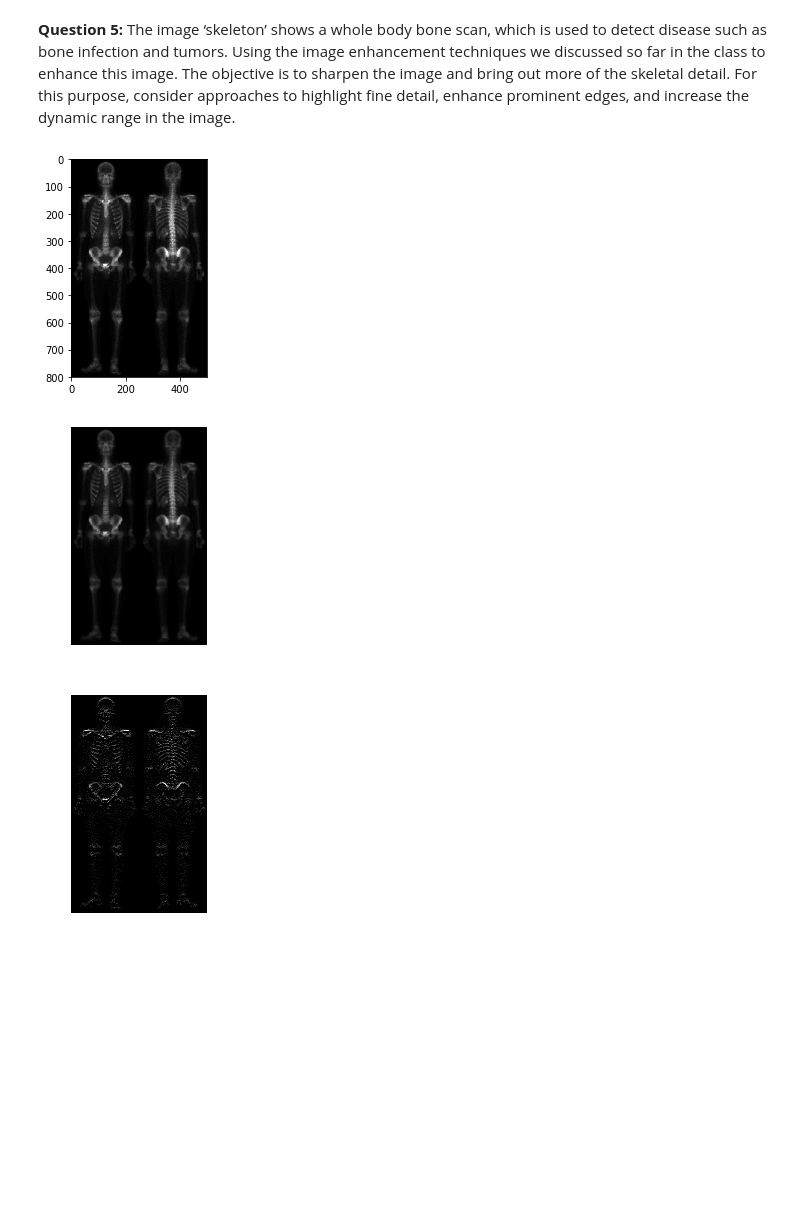
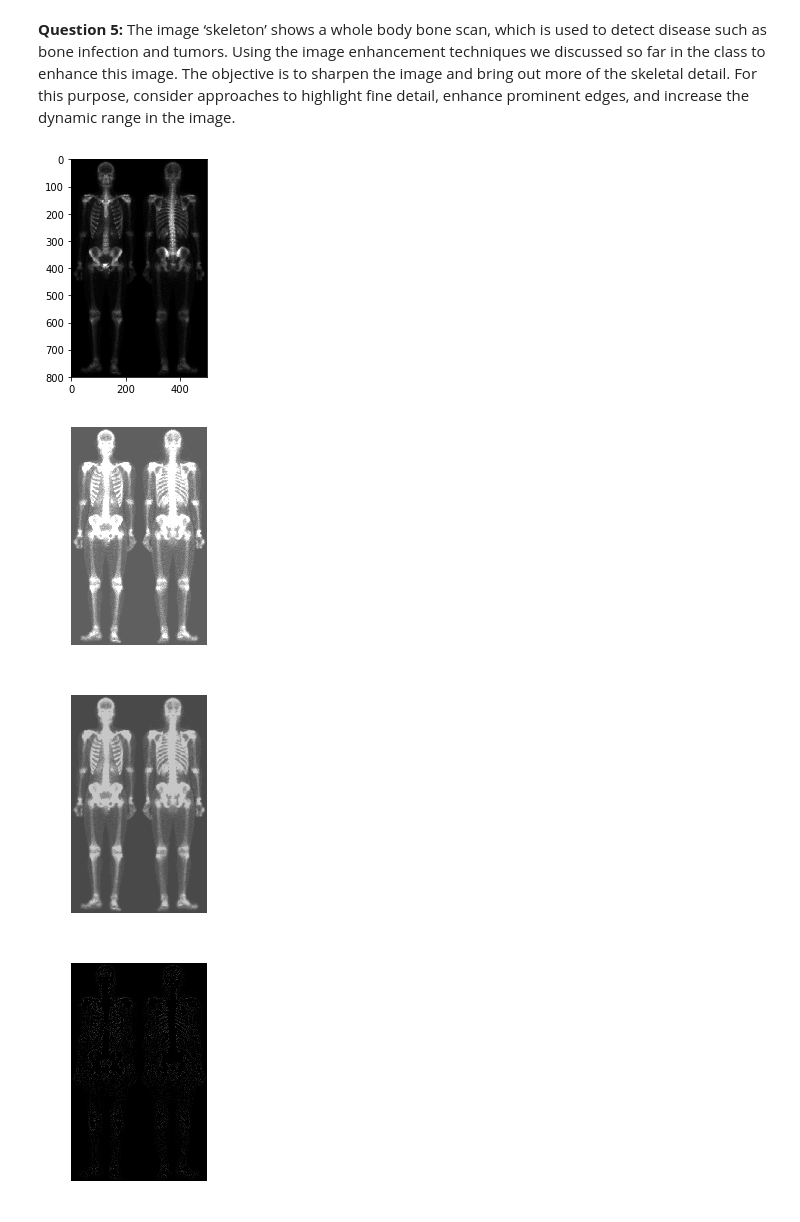
Before and after one commit to arcticNeemie/schoolwork, a Jupyter notebook: COMS/Honours/Digital Image Processing/Lab 3/Lab 3.ipynb, the cells around one changed output. Cells and saved outputs as stored; diff of their text form; code cells hidden in the pictures.

```diff
--- a/COMS/Honours/Digital Image Processing/Lab 3/Lab 3.ipynb
+++ b/COMS/Honours/Digital Image Processing/Lab 3/Lab 3.ipynb
@@ -226,18 +226,56 @@ Applied 3x3 Median Filter with 0-Padding
 tumors. Using the image enhancement techniques we discussed so far in the class to enhance this image. The
 objective is to sharpen the image and bring out more of the skeletal detail. For this purpose, consider approaches
 to highlight fine detail, enhance prominent edges, and increase the dynamic range in the image.
-# %%
-#In progress
-Sobel = np.array([[-1,-2,-1],[0,0,0],[1,2,1]])
-
-skeleton = plt.imread("skeleton.tif")
-displayImage(skeleton,255)
-skeletonGauss = spatialFilterPaddingZeros(skeleton,gaussFilter(3,1))
-displayImage(skeletonGauss,255)
-skeleton2 = spatialFilterPaddingZeros(skeleton,Sobel)
-displayImage(skeleton2,255)
-# %% [output]
-[figure, removed]
-[figure, removed]
-[figure, removed]
-[figure, removed]
+# %%
+#Finds outliers in an image
+def findOutliers(image):
+    q1 = np.percentile(image,25)
+    q3 = np.percentile(image,75)
+    iqr = q3-q1
+
+    for (x,y),value in np.ndenumerate(image):
+        if value<q1-1.5*iqr:
+            print("Pixel ",x,",",y," is a low outlier")
+        elif value>q3+1.5*iqr:
+            print("Pixel ",x,",",y," is a high outlier")
+
+#The piecewise function used to perform the contrast stretch (float32 format)
+def contrastStretchFunction(x,pl,ph):
+    if x<pl:
+        return 0
+    elif x>ph:
+        return 1
+    else:
+        return (x-pl)/(ph-pl)
+
+#Performs a contrast stretch on a float32 image, taking into account the outliers
+def contrastStretch(image):
+    image = image.copy()
+    q1 = np.percentile(image,25)
+    q3 = np.percentile(image,75)
+    iqr = q3-q1
+    pl = q1-1.5*iqr
+    ph = q3+1.5*iqr
+
+    for (x,y),value in np.ndenumerate(image):
+        image[x,y] = contrastStretchFunction(value,pl,ph)
+    return image
+
+skeleton = plt.imread("skeleton.tif")
+displayImage(skeleton,255)
+#Apply a contrast stretch
+skeleton2 = im2float32(skeleton)
+skeleton2 = contrastStretch(skeleton2)
+skeleton2 = im2int8(skeleton2)
+displayImage(skeleton2,255)
+#Apply a Gaussian Blur
+skeletonG = spatialFilterPaddingZeros(skeleton2,gaussFilter(3,1))
+displayImage(skeletonG,255)
+#Apply a Laplace Filter
+skeletonLaplace = spatialFilterPaddingZeros(skeletonG,LaplaceMask2)
+displayImage(skeletonLaplace,255)
+# %% [output]
+[figure, added]
+[figure, added]
+[figure, added]
+[figure, added]
```
Also changed, not shown: parts of 1 cell of this notebook.
